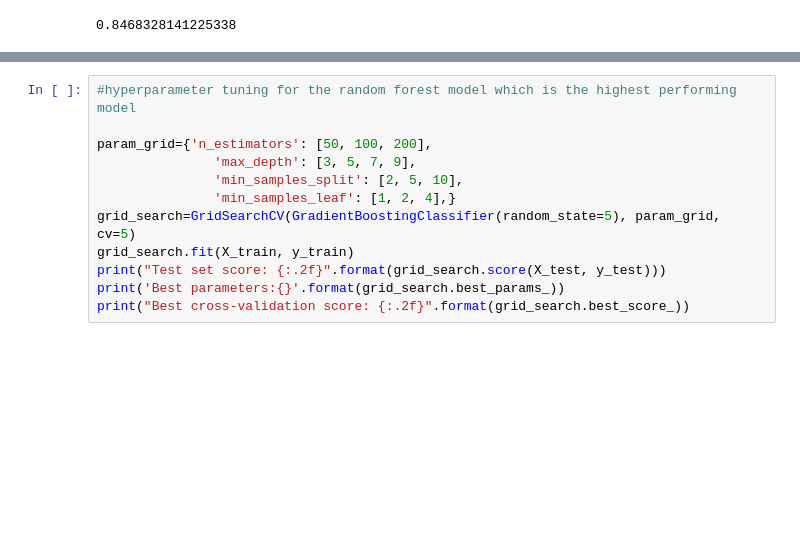
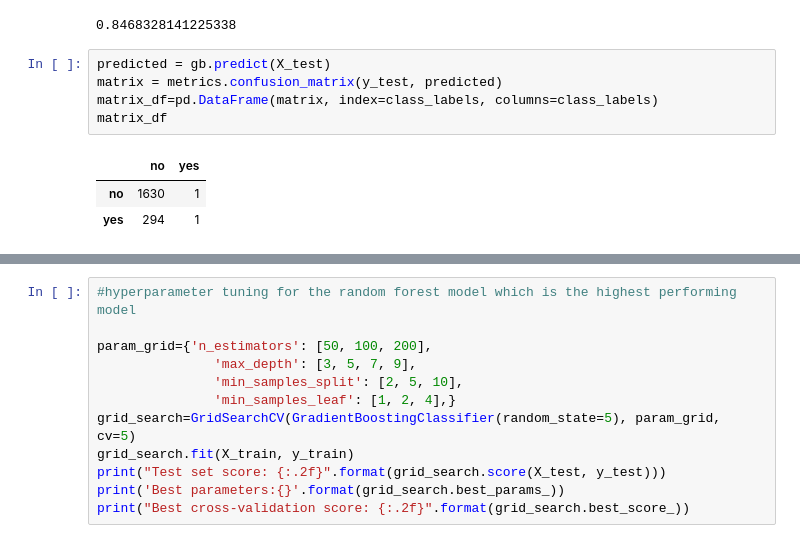
Before and after one commit to mamitch/Springboard_exercises, a Jupyter notebook: Relax Take Home Challenge.ipynb, the cells around one changed output, grey strips where cells are left out. Saved outputs shown, nothing was run; the diff lists cells and outputs as text; blank space fills up the shorter version.

```diff
--- a/Relax Take Home Challenge.ipynb
+++ b/Relax Take Home Challenge.ipynb
@@ -306,3 +306,12 @@ gb.score(X_train, y_train)
 gb.score(X_test, y_test)
 # %% [output]
 0.8468328141225338
+# %%
+predicted = gb.predict(X_test)
+matrix = metrics.confusion_matrix(y_test, predicted)
+matrix_df=pd.DataFrame(matrix, index=class_labels, columns=class_labels)
+matrix_df
+# %% [output]
+|  | no | yes |
+| no | 1630 | 1 |
+| yes | 294 | 1 |
```
Also changed, not shown: parts of 11 cells of this notebook.
